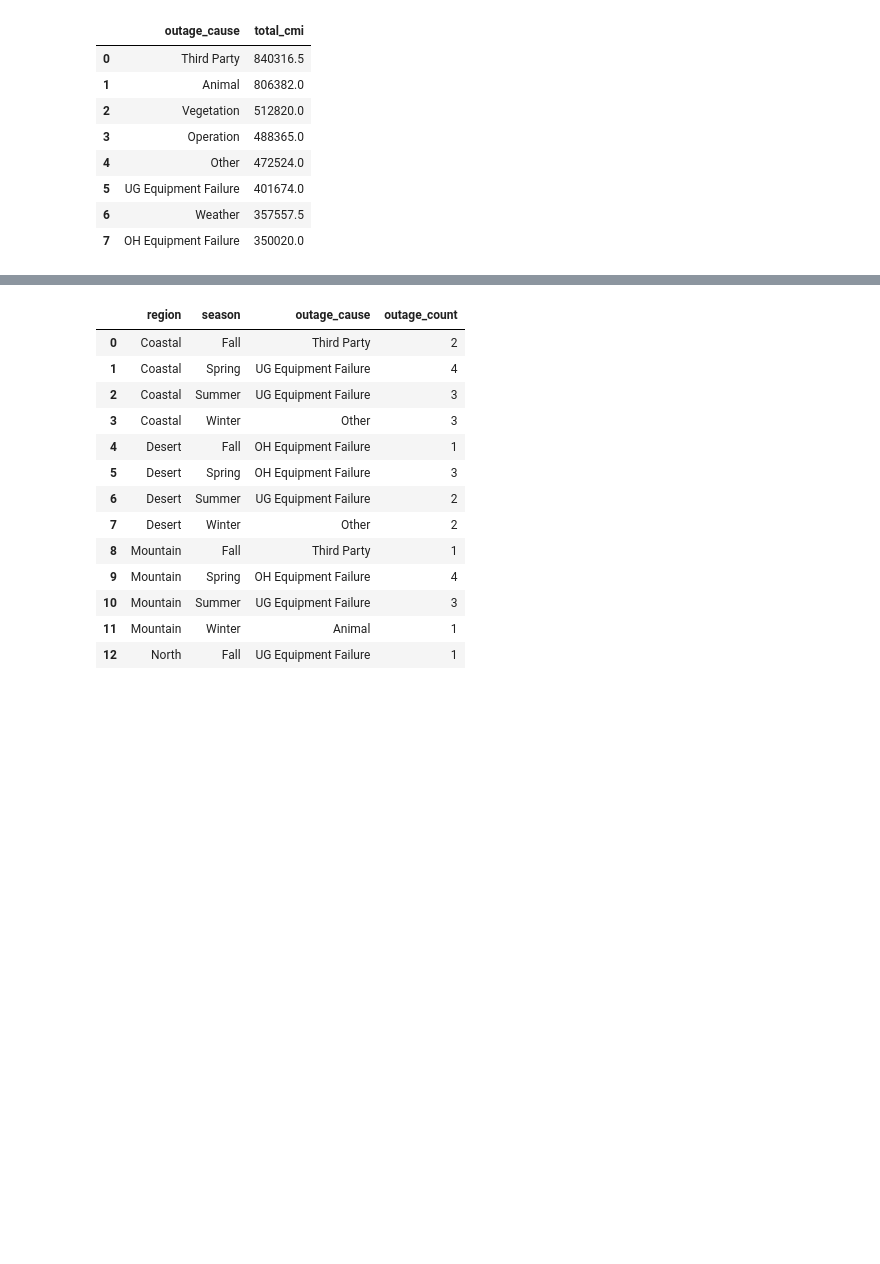
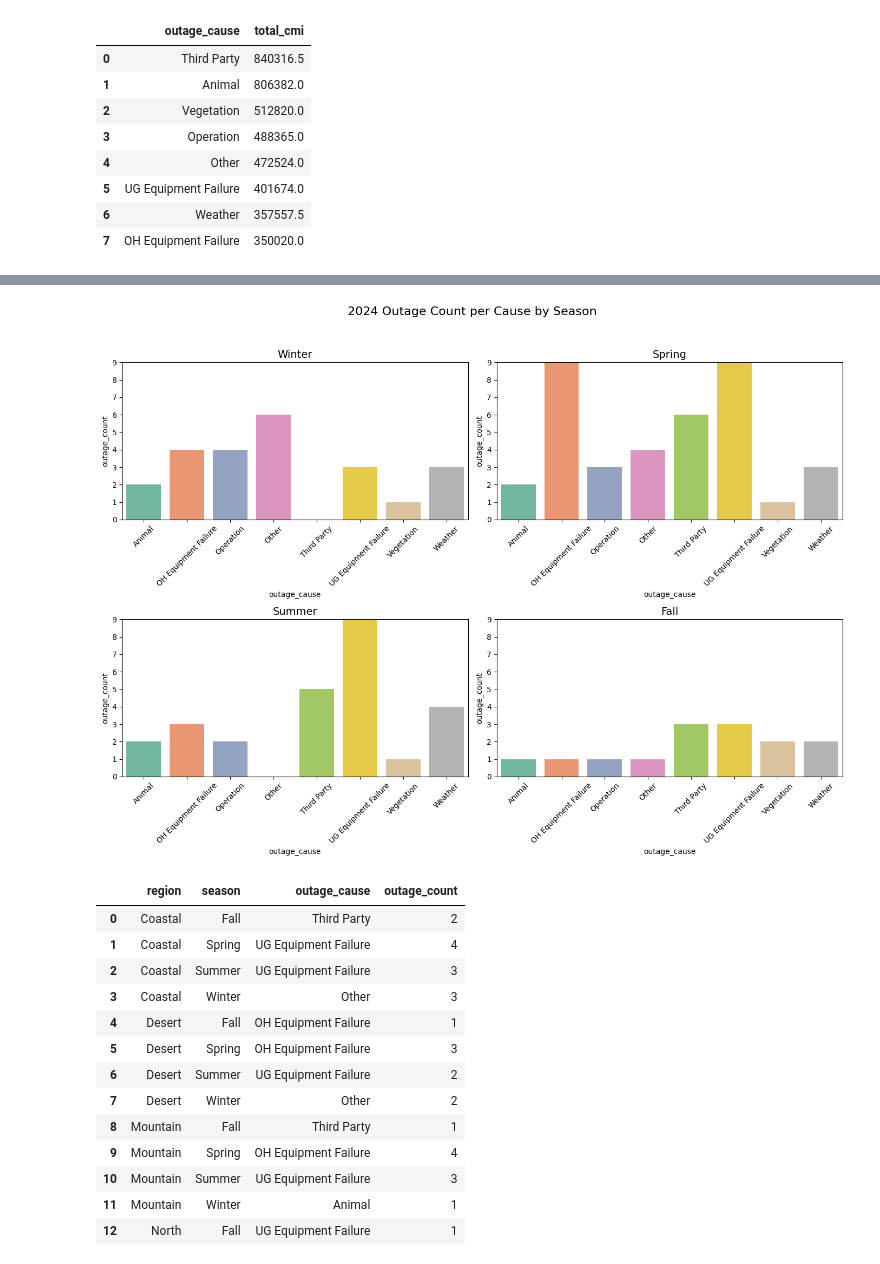
Before and after one commit to GerardoG2/ITC-2025, a Jupyter notebook: circuit-outage-analysis.ipynb, the cells around one changed output, grey strips where cells are left out. Drawn from its saved outputs; the diff is of its cells as text; code cells hidden in the pictures; blank space fills up the shorter version.

```diff
--- a/circuit-outage-analysis.ipynb
+++ b/circuit-outage-analysis.ipynb
@@ -583,8 +605,88 @@ outage_cause_per_season = (
     .groupby(['season', 'outage_cause'])
     .size()
     .reset_index(name='outage_count')
-    .sort_values(by=['season', 'outage_count'], ascending = False)
-    .reset_index(drop=True)
+    # .sort_values(by=['season', 'outage_count'], ascending = False)
+    # .reset_index(drop=True)
 )
-outage_cause_per_season
+
+max_count = outage_cause_per_season["outage_count"].max()
+
+# Then in each subplot, add:
+
+
+
+
+palette = sns.color_palette("Set2")
+
+fig, axs = plt.subplots(2, 2, figsize=(14, 10))
+
+winter = outage_cause_per_season[outage_cause_per_season["season"] == "Winter"]
+spring =  outage_cause_per_season[outage_cause_per_season["season"] == "Spring"]
+summer =  outage_cause_per_season[outage_cause_per_season["season"] == "Summer"]
+fall =  outage_cause_per_season[outage_cause_per_season["season"] == "Fall"]
+
+all_causes = sorted(outage_cause['outage_cause'])
+def fill_missing_causes(df_season):
+    return (
+        df_season.set_index('outage_cause')
+        .reindex(all_causes, fill_value=0)
+        .reset_index()
+    )
+winter = fill_missing_causes(winter)
+spring = fill_missing_causes(spring)
+summer = fill_missing_causes(summer)
+fall   = fill_missing_causes(fall)
+
+
+
+sns.barplot(
+    winter,
+    x = 'outage_cause',
+    y = 'outage_count',
+    hue = 'outage_cause',
+    palette = palette,
+    ax=axs[0,0]
+)
+axs[0][0].set_title('Winter', fontsize=14)
+axs[0][0].tick_params(rotation = 45, axis = 'x')
+axs[0, 0].set_ylim(0, max_count)
+
+sns.barplot(
+    spring,
+    x = 'outage_cause',
+    y = 'outage_count',
+    hue = 'outage_cause',
+    palette = palette,
+    ax=axs[0,1]
+)
+axs[0][1].set_title('Spring', fontsize=14)
+axs[0][1].tick_params(rotation = 45, axis = 'x')
+axs[0, 1].set_ylim(0, max_count)
+
+sns.barplot(
+    summer,
+    x = 'outage_cause',
+    y = 'outage_count',
+    hue = 'outage_cause',
+    palette = palette,
+    ax=axs[1,0]
+)
+axs[1][0].set_title('Summer', fontsize=14)
+axs[1][0].tick_params(rotation = 45, axis = 'x')
+axs[1, 0].set_ylim(0, max_count)
+
+sns.barplot(
+    fall,
+    x = 'outage_cause',
+    y = 'outage_count',
+    hue = 'outage_cause',
+    palette = palette,
+    ax=axs[1,1]
+)
+axs[1][1].set_title('Fall', fontsize=14)
+axs[1][1].tick_params(rotation = 45, axis = 'x')
+axs[1, 1].set_ylim(0, max_count)
+
+plt.suptitle("2024 Outage Count per Cause by Season", fontsize=16, y=1.03)
+plt.tight_layout()
 # %% [output]
@@ -608,3 +693,4 @@ outage_cause_per_season
+[figure, added]
 # %%
 # Outage Cause Per Season by region
 outage_cause_per_season_by_region = (
```
Also changed, not shown: parts of 2 cells of this notebook.
